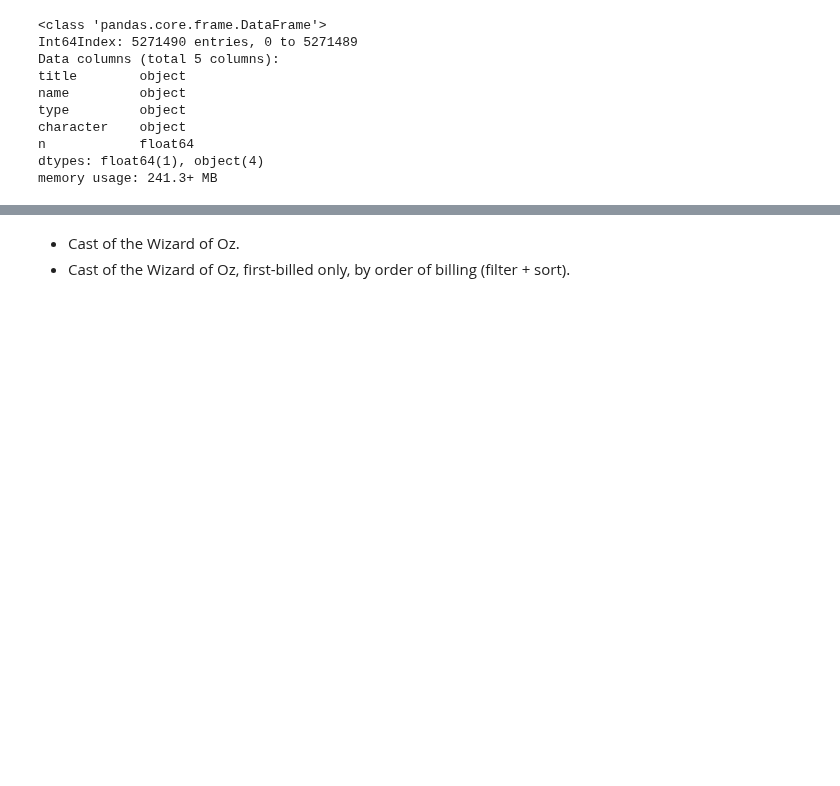
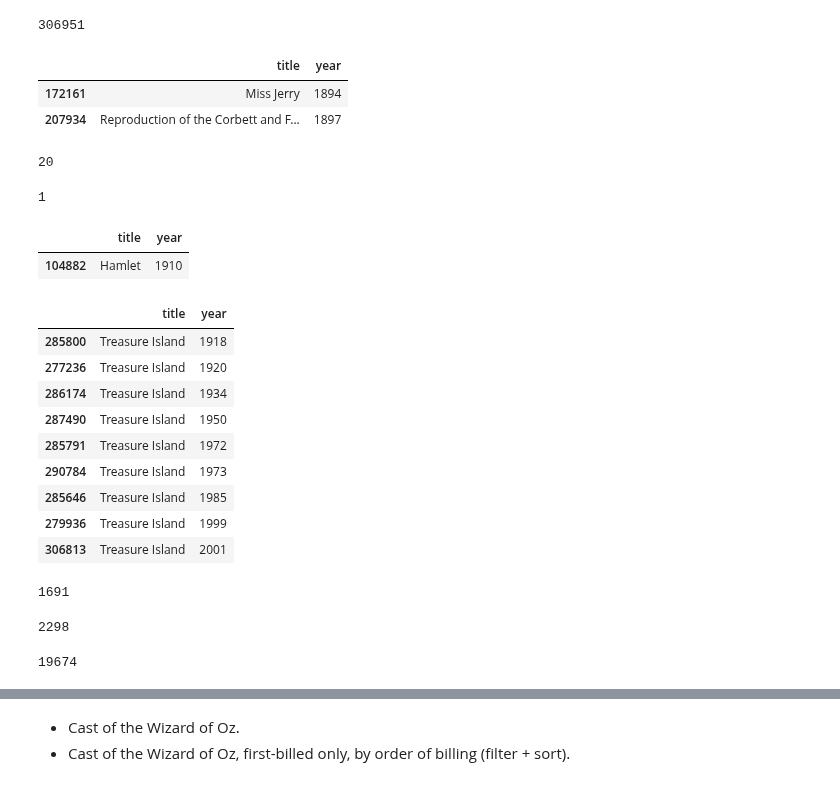
Before and after one commit to brandon-rhodes/pycon-pandas-tutorial, a Jupyter notebook: Solutions-1.ipynb, the cells around one changed output, grey strips where cells are left out. Drawn from its saved outputs; the diff is of its cells as text; code cells hidden in the pictures; blank space fills up the shorter version.

Commit message:
First ten questions for Session 1

```diff
--- a/Solutions-1.ipynb
+++ b/Solutions-1.ipynb
@@ -39,13 +29,67 @@ cast.head()
-# %%
-cast.info()
-# %% [output]
-<class 'pandas.core.frame.DataFrame'>
-Int64Index: 5271490 entries, 0 to 5271489
-Data columns (total 5 columns):
-title        object
-name         object
-type         object
-character    object
-n            float64
-dtypes: float64(1), object(4)
-memory usage: 241.3+ MB
+# %%
+# How many movies are listed in the titles dataframe?
+
+len(titles)
+# %% [output]
+306951
+# %%
+# What are the earliest two films listed in the titles dataframe?
+
+titles.sort('year').head(2)
+# %% [output]
+|  | title | year |
+| 172161 | Miss Jerry | 1894 |
+| 207934 | Reproduction of the Corbett and F... | 1897 |
+# %%
+# How many movies have the title "Hamlet"?
+
+len(titles[titles.title == 'Hamlet'])
+# %% [output]
+20
+# %%
+# How many movies are titled "North by Northwest"?
+
+len(titles[titles.title == 'North by Northwest'])
+# %% [output]
+1
+# %%
+# When was the first movie named "Hamlet" made?
+
+titles[titles.title == 'Hamlet'].sort('year').head(1)
+# %% [output]
+|  | title | year |
+| 104882 | Hamlet | 1910 |
+# %%
+# List all of the "Treasure Island" movies from earliest to most recent.
+
+titles[titles.title == 'Treasure Island'].sort('year')
+# %% [output]
+|  | title | year |
+| 285800 | Treasure Island | 1918 |
+| 277236 | Treasure Island | 1920 |
+| 286174 | Treasure Island | 1934 |
+| 287490 | Treasure Island | 1950 |
+| 285791 | Treasure Island | 1972 |
+| 290784 | Treasure Island | 1973 |
+| 285646 | Treasure Island | 1985 |
+| 279936 | Treasure Island | 1999 |
+| 306813 | Treasure Island | 2001 |
+# %%
+# How many movies were made in the year 1950?
+
+len(titles[titles.year == 1950])
+# %% [output]
+1691
+# %%
+# How many movies were made in the year 1960?
+
+len(titles[titles.year == 1960])
+# %% [output]
+2298
+# %%
+# How many movies were made from 1950 through 1959?
+
+t = titles
+len(t[(t.year >= 1950) & (t.year <= 1959)])
+# %% [output]
+19674
```
Also changed, not shown: parts of 5 cells of this notebook, 3 other files.
